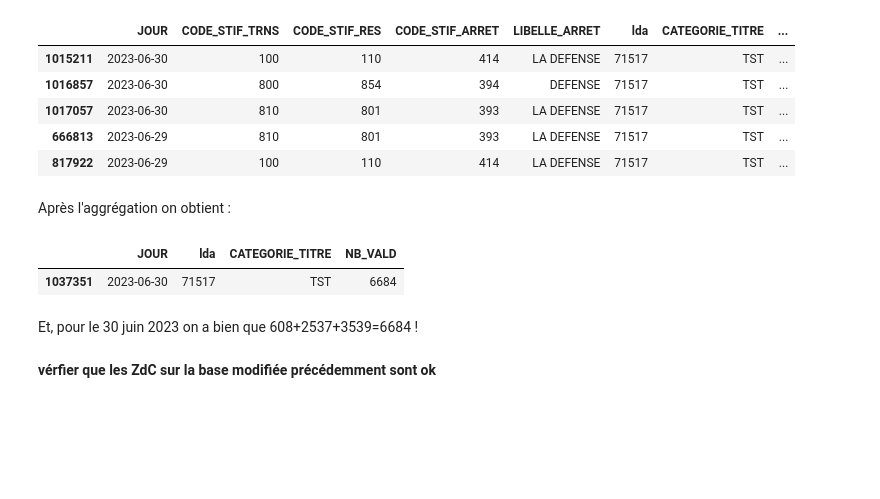
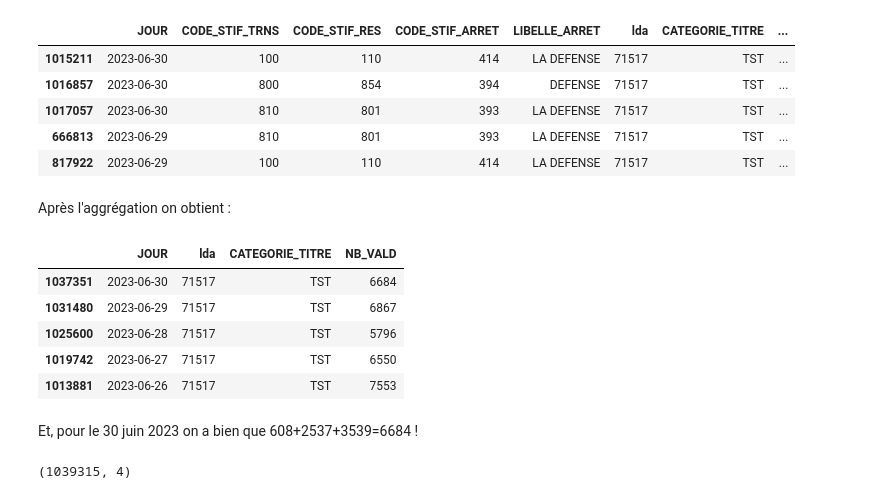
Before and after one commit to jlechat/Frequentation-des-stations-de-TC-en-Ile-de-France, a Jupyter notebook: 2- Statistiques descriptives/verification_lda_stations.ipynb, the cells around one changed output. Saved outputs shown, nothing was run; the diff lists cells and outputs as text; code cells hidden in the pictures; blank space fills up the shorter version.

```diff
--- a/2- Statistiques descriptives/verification_lda_stations.ipynb
+++ b/2- Statistiques descriptives/verification_lda_stations.ipynb
@@ -195,11 +195,17 @@ data.sort_values(by=['lda', 'CATEGORIE_TITRE', 'JOUR'], ascending=False).loc[dat
 # %% [markdown]
 Après l'aggrégation on obtient :
 # %%
-aggregated_data.sort_values(by=['lda', 'CATEGORIE_TITRE', 'JOUR'], ascending=False).loc[aggregated_data['lda']==71517].head(1)
+aggregated_data.sort_values(by=['lda', 'CATEGORIE_TITRE', 'JOUR'], ascending=False).loc[aggregated_data['lda']==71517].head()
 # %% [output]
 |  | JOUR | lda | CATEGORIE_TITRE | NB_VALD |
 | 1037351 | 2023-06-30 | 71517 | TST | 6684 |
+| 1031480 | 2023-06-29 | 71517 | TST | 6867 |
+| 1025600 | 2023-06-28 | 71517 | TST | 5796 |
+| 1019742 | 2023-06-27 | 71517 | TST | 6550 |
+| 1013881 | 2023-06-26 | 71517 | TST | 7553 |
 # %% [markdown]
 Et, pour le 30 juin 2023 on a bien que 608+2537+3539=6684 !
-# %% [markdown]
-**vérfier que les ZdC sur la base modifiée précédemment sont ok**
+# %%
+aggregated_data.shape
+# %% [output]
+(1039315, 4)
```
Also changed, not shown: parts of 1 cell of this notebook, 9 other files.
